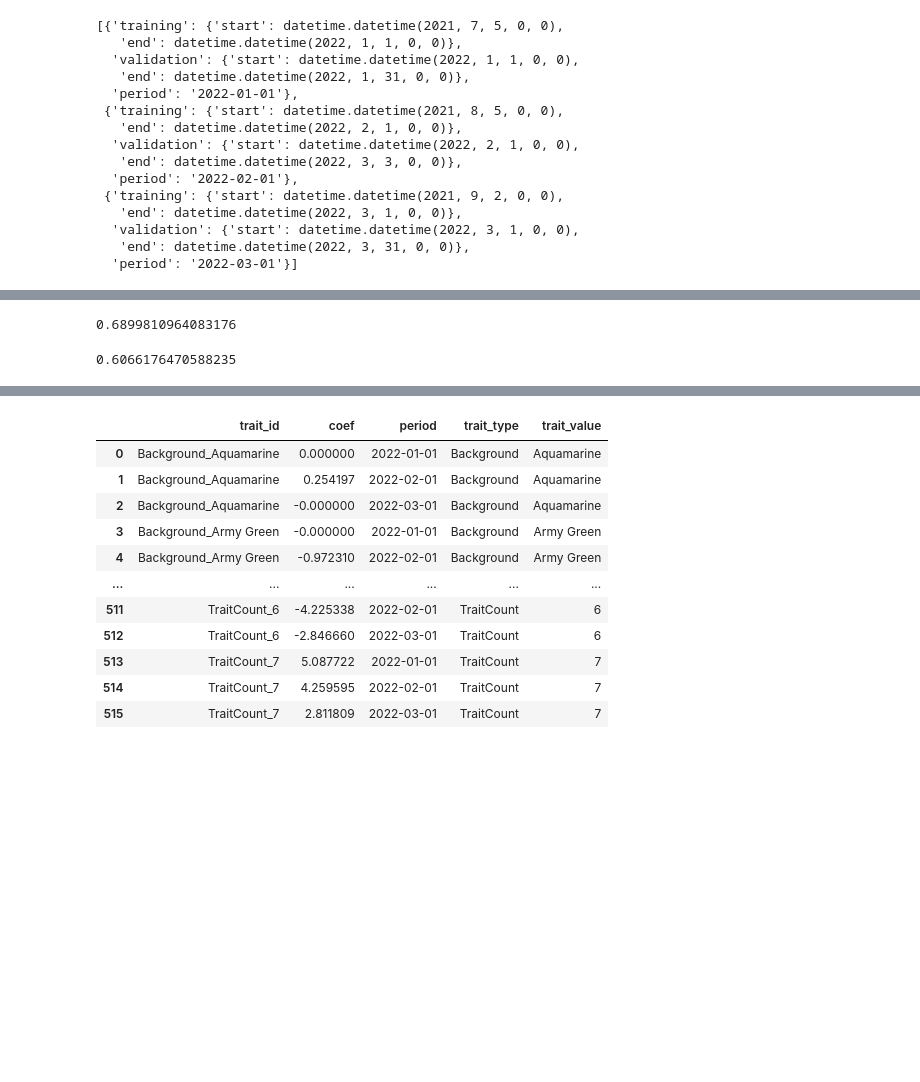
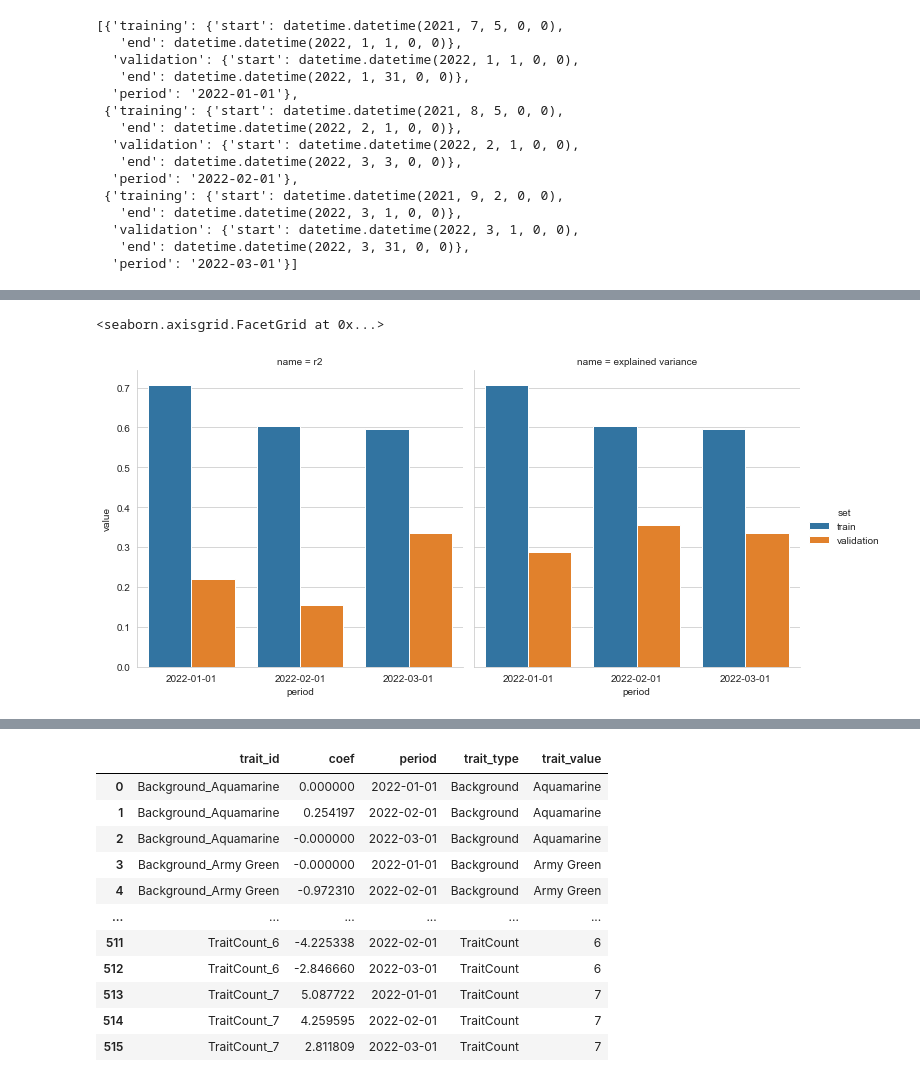
Before and after one commit to LBrinkmann/xai-nft, a Jupyter notebook: notebooks/model.ipynb, the cells around one changed output, grey strips where cells are left out. Saved outputs shown, nothing was run; the diff lists cells and outputs as text; code cells hidden in the pictures; blank space fills up the shorter version.

```diff
--- a/notebooks/model.ipynb
+++ b/notebooks/model.ipynb
@@ -99,3 +90,6 @@ df_p_enr['log_price_eth_scaled_100'] = np.log(df_p_enr['price_eth_scaled_100'])
+# %%
+df_features = df_t_s.set_index(['asset_id', 'trait_type'])['trait_value'].unstack()
+feature_names = list(df_features.columns)
 # %%
 target = 'price_eth_scaled_100'
 
@@ -159,8 +169,7 @@ Out-Sample exp var 0.3357022561467069
-# %%
-((np.abs(df_training[target] - train_pred) / df_training[target]) < 0.1).mean()
-# %% [output]
-0.6899810964083176
-# %%
-((np.abs(df_validation[target] - val_pred) / df_validation[target]) < 0.1).mean()
-# %% [output]
-0.6066176470588235
+# %%
+scores_df = pd.DataFrame.from_records(scores)
+sns.set_style('whitegrid')
+sns.catplot(data=scores_df, y='value', x='period', hue='set', col='name', kind='bar')
+# %% [output]
+<seaborn.axisgrid.FacetGrid at 0x...>
+[figure, added]
```
Also changed, not shown: parts of 9 cells of this notebook.
